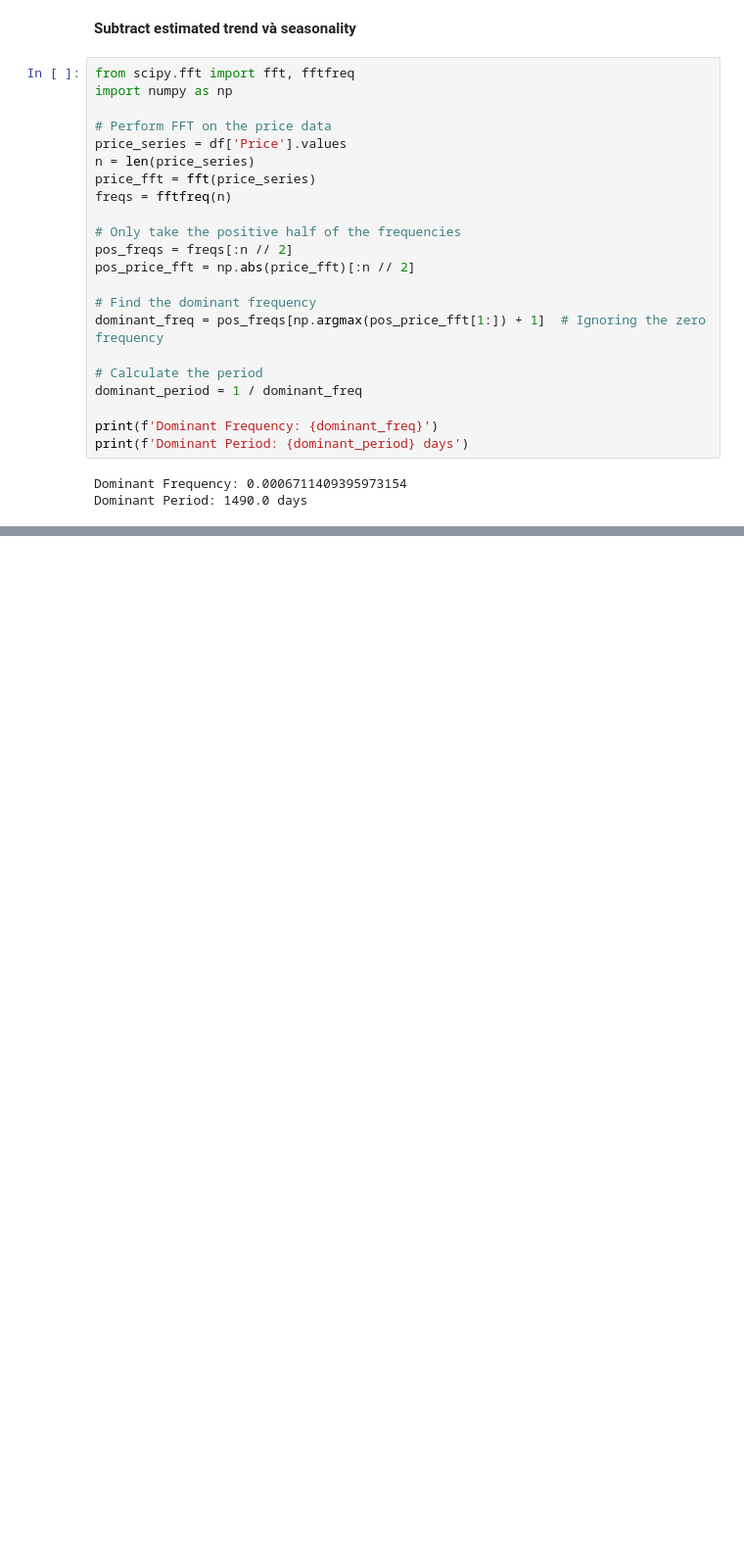
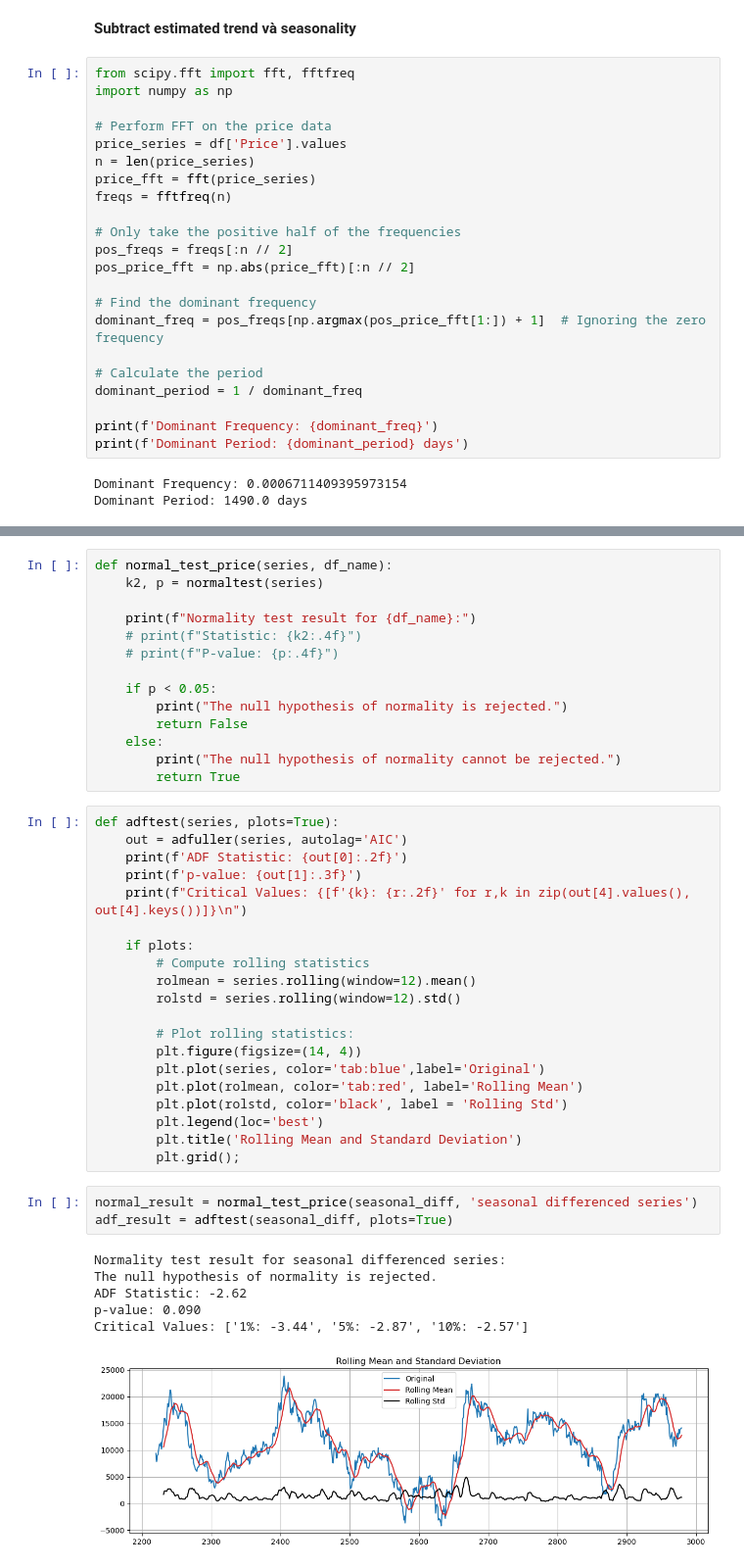
Before and after one commit to HTNam1710/DataViz_Lab02, a Jupyter notebook: stationarity.ipynb, the cells around one changed output, grey strips where cells are left out. Shown at 98% size. Cells and saved outputs as stored; diff of their text form; blank space fills up the shorter version.

```diff
--- a/stationarity.ipynb
+++ b/stationarity.ipynb
@@ -386,0 +395,44 @@ subsequence_plot_price(BID_df['Date'], log_new_price, 'Log-transformed Price Tim
+# %%
+def normal_test_price(series, df_name):
+    k2, p = normaltest(series)
+
+    print(f"Normality test result for {df_name}:")
+    # print(f"Statistic: {k2:.4f}")
+    # print(f"P-value: {p:.4f}")
+
+    if p < 0.05:
+        print("The null hypothesis of normality is rejected.")
+        return False
+    else:
+        print("The null hypothesis of normality cannot be rejected.")
+        return True
+# %%
+def adftest(series, plots=True):
+    out = adfuller(series, autolag='AIC')
+    print(f'ADF Statistic: {out[0]:.2f}')
+    print(f'p-value: {out[1]:.3f}')
+    print(f"Critical Values: {[f'{k}: {r:.2f}' for r,k in zip(out[4].values(), out[4].keys())]}\n")
+
+    if plots:
+        # Compute rolling statistics
+        rolmean = series.rolling(window=12).mean()
+        rolstd = series.rolling(window=12).std()
+
+        # Plot rolling statistics:
+        plt.figure(figsize=(14, 4))
+        plt.plot(series, color='tab:blue',label='Original')
+        plt.plot(rolmean, color='tab:red', label='Rolling Mean')
+        plt.plot(rolstd, color='black', label = 'Rolling Std')
+        plt.legend(loc='best')
+        plt.title('Rolling Mean and Standard Deviation')
+        plt.grid();
+# %%
+normal_result = normal_test_price(seasonal_diff, 'seasonal differenced series')
+adf_result = adftest(seasonal_diff, plots=True)
+# %% [output]
+Normality test result for seasonal differenced series:
+The null hypothesis of normality is rejected.
+ADF Statistic: -2.62
+p-value: 0.090
+Critical Values: ['1%: -3.44', '5%: -2.87', '10%: -2.57']
+[figure, added]
```
Also changed, not shown: parts of 8 cells of this notebook.
